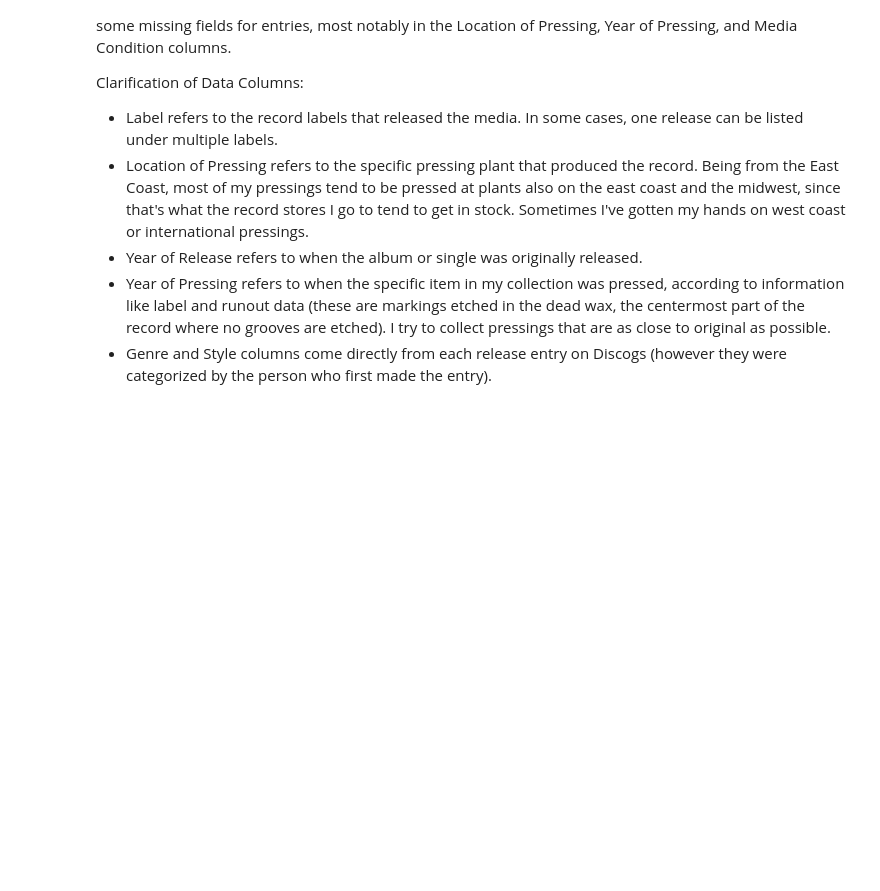
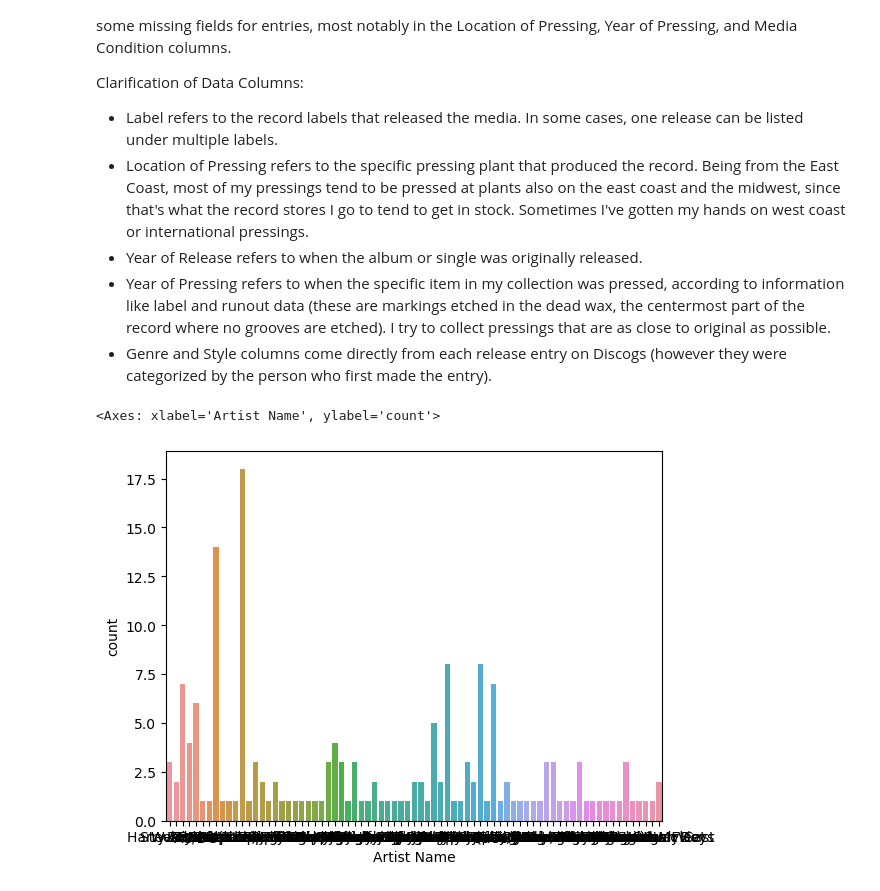
Before and after one commit to rawsodium/discogra.py, a Jupyter notebook: visualizations.ipynb, the cells around one changed output. Drawn from its saved outputs; the diff is of its cells as text; code cells hidden in the pictures; blank space fills up the shorter version.

Commit message:
started adding plots with seaborn

```diff
--- a/visualizations.ipynb
+++ b/visualizations.ipynb
@@ -17,3 +17,12 @@ Clarification of Data Columns:
 - Year of Release refers to when the album or single was originally released.
 - Year of Pressing refers to when the specific item in my collection was pressed, according to information like label and runout data (these are markings etched in the dead wax, the centermost part of the record where no grooves are etched). I try to collect pressings that are as close to original as possible.
 - Genre and Style columns come directly from each release entry on Discogs (however they were categorized by the person who first made the entry).
+# %%
+import matplotlib as mpl
+import matplotlib.pyplot as plt
+import seaborn as sns
+
+sns.countplot(x=albums["Artist Name"])
+# %% [output]
+<Axes: xlabel='Artist Name', ylabel='count'>
+[figure, added]
```
Also changed, not shown: parts of 2 cells of this notebook.
